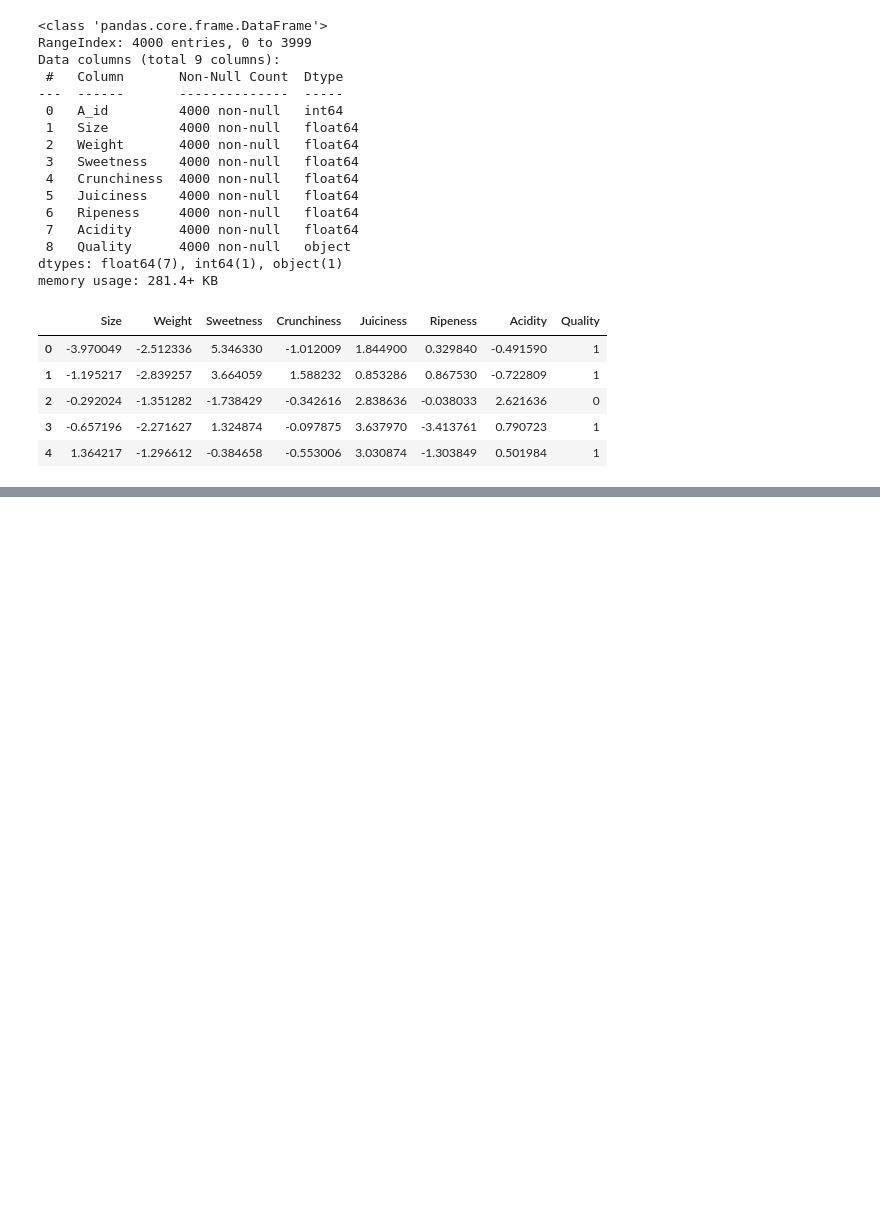
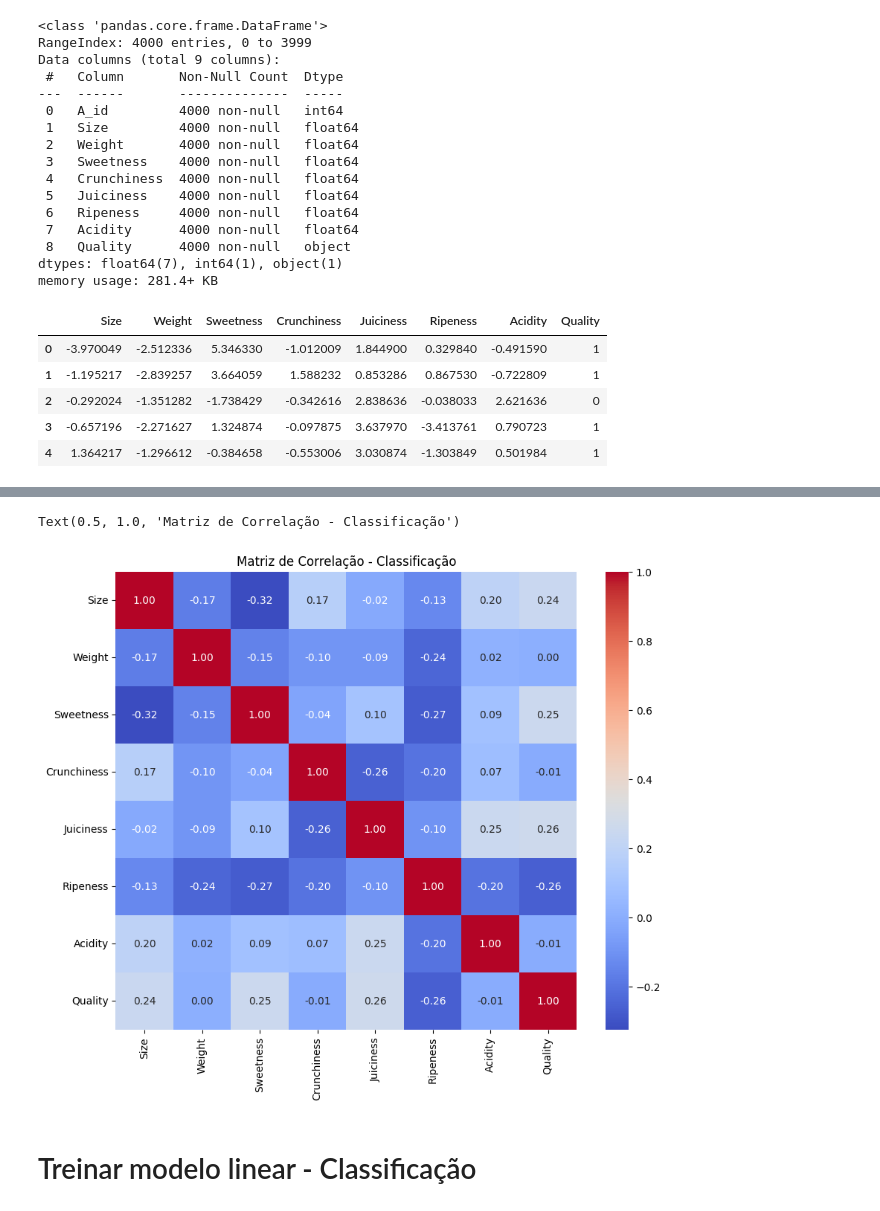
Before and after one commit to angelomedeiros/formacao-ia-supervisionado-complemento, a Jupyter notebook: pps.ipynb, the cells around one changed output, grey strips where cells are left out. Drawn from its saved outputs; the diff is of its cells as text; code cells hidden in the pictures; blank space fills up the shorter version.

```diff
--- a/pps.ipynb
+++ b/pps.ipynb
@@ -226,0 +285,4 @@ df_fruit.head()
+# %%
+# Calcular a matriz de correlação
+corr_matrix_class = df_fruit.corr()
+corr_matrix_class
@@ -226,0 +299,10 @@ df_fruit.head()
+# %%
+# Plotar matriz de correlação
+plt.figure(figsize=(10, 8))
+sns.heatmap(corr_matrix_class, annot=True, fmt=".2f", cmap='coolwarm')
+plt.title('Matriz de Correlação - Classificação')
+# %% [output]
+Text(0.5, 1.0, 'Matriz de Correlação - Classificação')
+[figure, added]
+# %% [markdown]
+# Treinar modelo linear - Classificação
```
Also changed, not shown: parts of 13 cells of this notebook.
